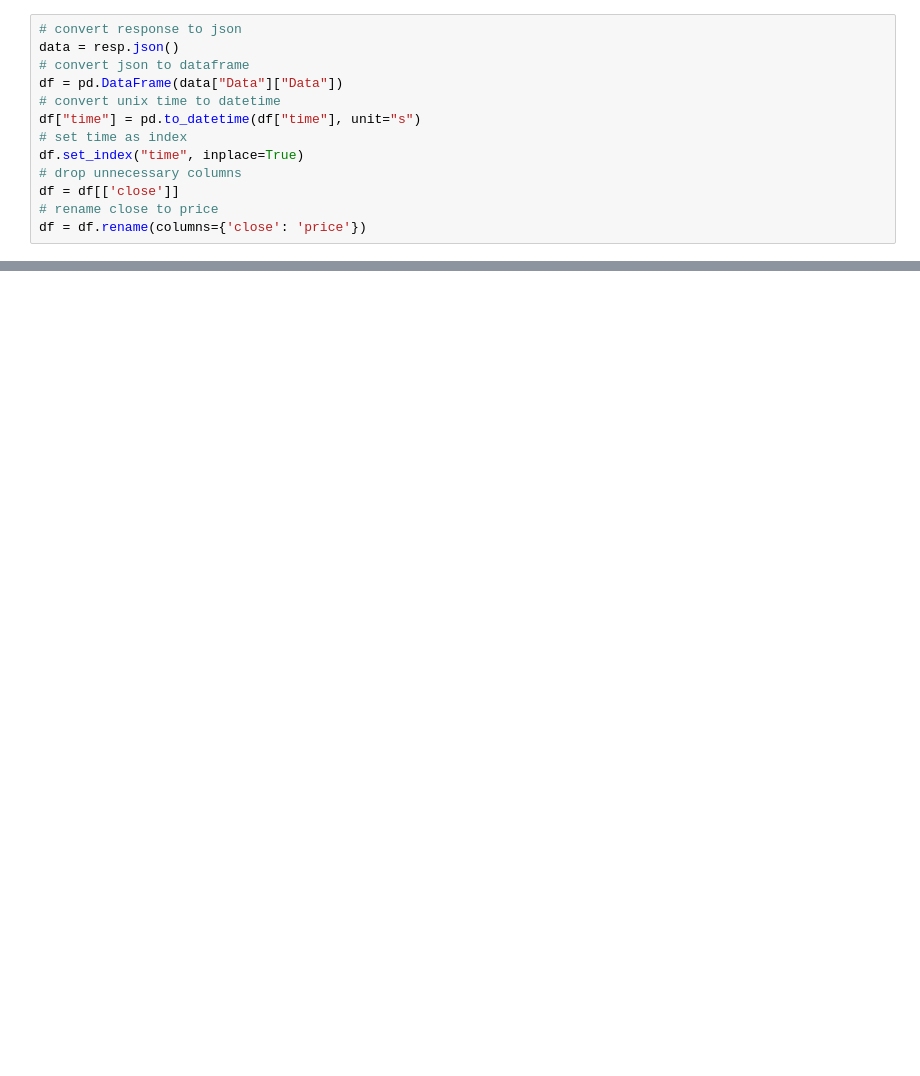
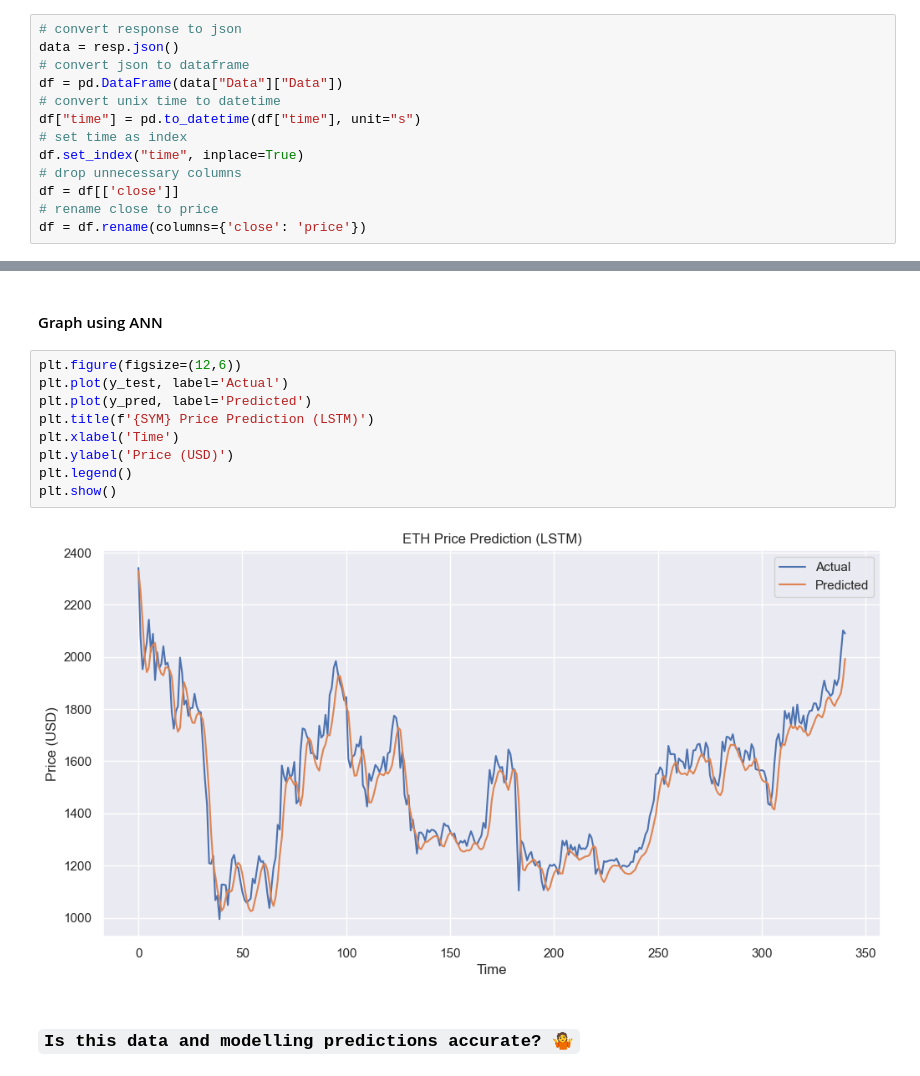
Before and after one commit to andrearcaina/Stock-Predictor, a Jupyter notebook: eth.ipynb, the cells around one changed output, grey strips where cells are left out. Drawn from its saved outputs; the diff is of its cells as text; blank space fills up the shorter version.

````diff
--- a/eth.ipynb
+++ b/eth.ipynb
@@ -47,0 +150,15 @@ df
+# %% [markdown]
+#### Graph using ANN
+# %%
+plt.figure(figsize=(12,6))
+plt.plot(y_test, label='Actual')
+plt.plot(y_pred, label='Predicted')
+plt.title(f'{SYM} Price Prediction (LSTM)')
+plt.xlabel('Time')
+plt.ylabel('Price (USD)')
+plt.legend()
+plt.show()
+# %% [output]
+[figure, added]
+# %% [markdown]
+### ```Is this data and modelling predictions accurate? 🤷``` ###
````
Also changed, not shown: parts of 11 cells of this notebook.
